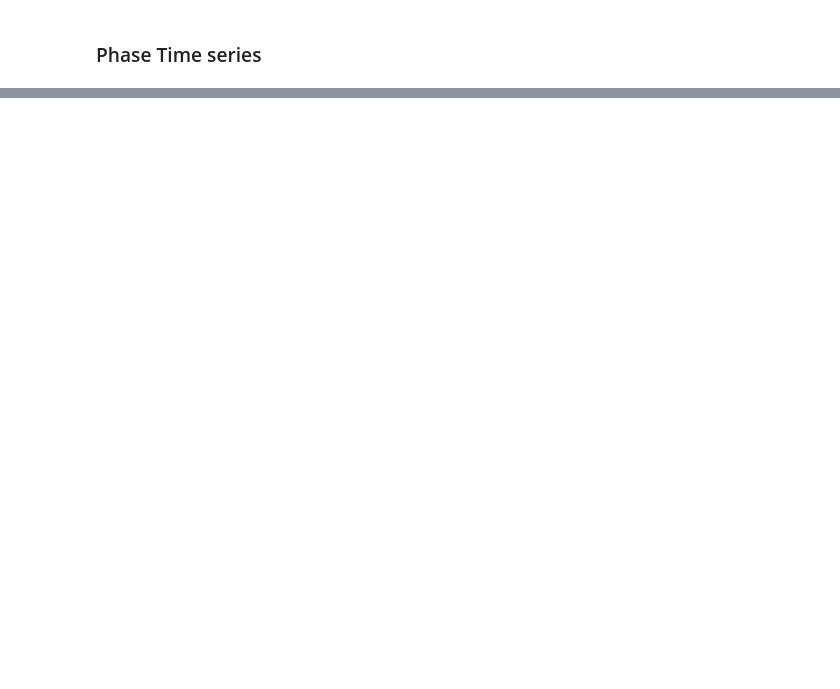
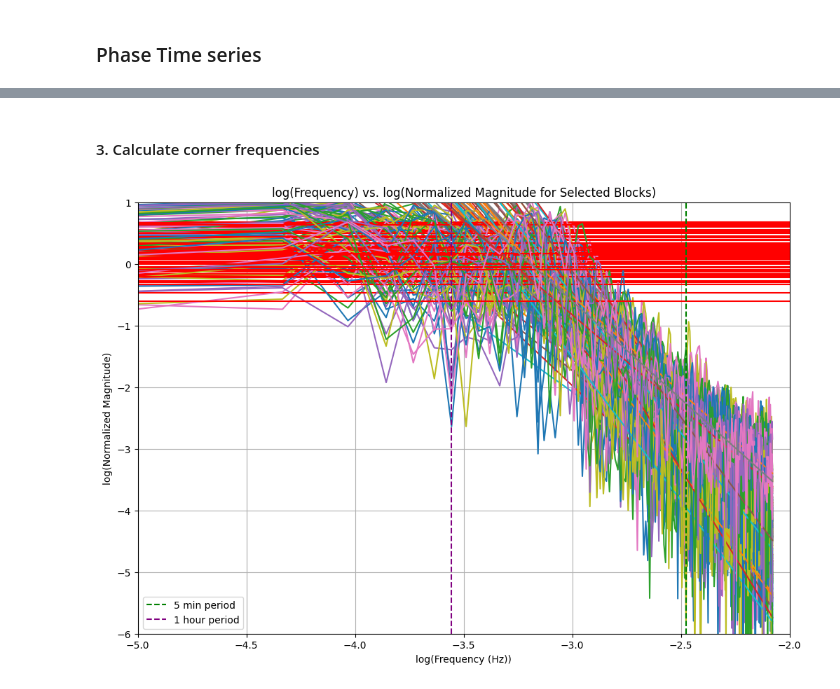
Before and after one commit to Benz-Poobua/Internal-tsunami-revealed-by-DAS, a Jupyter notebook: src/phase_time_series.ipynb, the cells around one changed output, grey strips where cells are left out. Drawn from its saved outputs; the diff is of its cells as text; code cells hidden in the pictures; blank space fills up the shorter version.

```diff
--- a/src/phase_time_series.ipynb
+++ b/src/phase_time_series.ipynb
@@ -127,0 +126,54 @@ plt.ylim(1/3600/3*2,0.5)
+# %% [markdown]
+#### 3. Calculate corner frequencies
+# %%
+epsilon_freq = 1e-10  # A small constant to avoid zero frequency
+freqs[0] = epsilon_freq
+# %%
+# Remove some weird signals
+# exclude_blocks = [7, 8, 30, 36, 40, 41, 42] # for rough
+exclude_blocks = [7, 8, 14, 17, 40, 41, 42, 60] # for smooth
+# Create empty lists storing corner frequencies
+log_freq = []
+
+# Define the frequency range mask
+f_min_1 = 1e-5          # Lower bound: 10^-5 Hz
+f_max_1 = 1/3600         # Upper bound: frequency corresponding to 1 hour (1/3600 Hz)
+freqs_mask_1 = (freqs >= f_min_1) & (freqs <= f_max_1)
+
+
+f_min_2 = 1e-3          # Lower bound: 10^-3 Hz
+f_max_2 = 1/300         # Upper bound: frequency corresponding to 5 minutes (1/300 Hz)
+freqs_mask_2 = (freqs >= f_min_2) & (freqs <= f_max_2)
+
+# Plot only the masked frequencies for each block, excluding specified blocks
+plt.figure(figsize=(12, 8))
+for i in range(Pxx.shape[1])[:]:
+    if i not in exclude_blocks:
+
+        plt.plot(np.log10(freqs), np.log10(Pxx[:, i] / np.std(Pxx[:, i])))
+
+        mean_1 = np.mean(np.log10(Pxx[freqs_mask_1, i] / np.std(Pxx[:, i])))
+        plt.axhline(y=mean_1, color='red', linestyle='-')
+
+        slope_2, intercept_2, *_ = stats.linregress(np.log10(freqs[freqs_mask_2]), np.log10(Pxx[freqs_mask_2, i] / np.std(Pxx[:, i])))
+        plt.plot(np.log10(freqs), slope_2 * np.log10(freqs) + intercept_2, '-')
+
+        log_freq_corner = (mean_1 - intercept_2) / slope_2
+        log_freq.append(log_freq_corner)
+
+plt.xlabel('log(Frequency (Hz))')
+plt.ylabel('log(Normalized Magnitude)')
+plt.title('log(Frequency) vs. log(Normalized Magnitude for Selected Blocks)')
+
+# Draw vertical lines at frequencies for 5 minutes and 1 hour
+
+plt.axvline(x=np.log10(1/300), color='green', linestyle='--', label="5 min period")
+plt.axvline(x=np.log10(1/3600), color='purple', linestyle='--', label="1 hour period")
+
+plt.xlim(-5, -2)
+plt.ylim(-6, 1)
+plt.grid(True)
+plt.legend(loc='lower left')
+plt.show()
+# %% [output]
+[figure, added]
```
Also changed, not shown: parts of 32 cells of this notebook.
